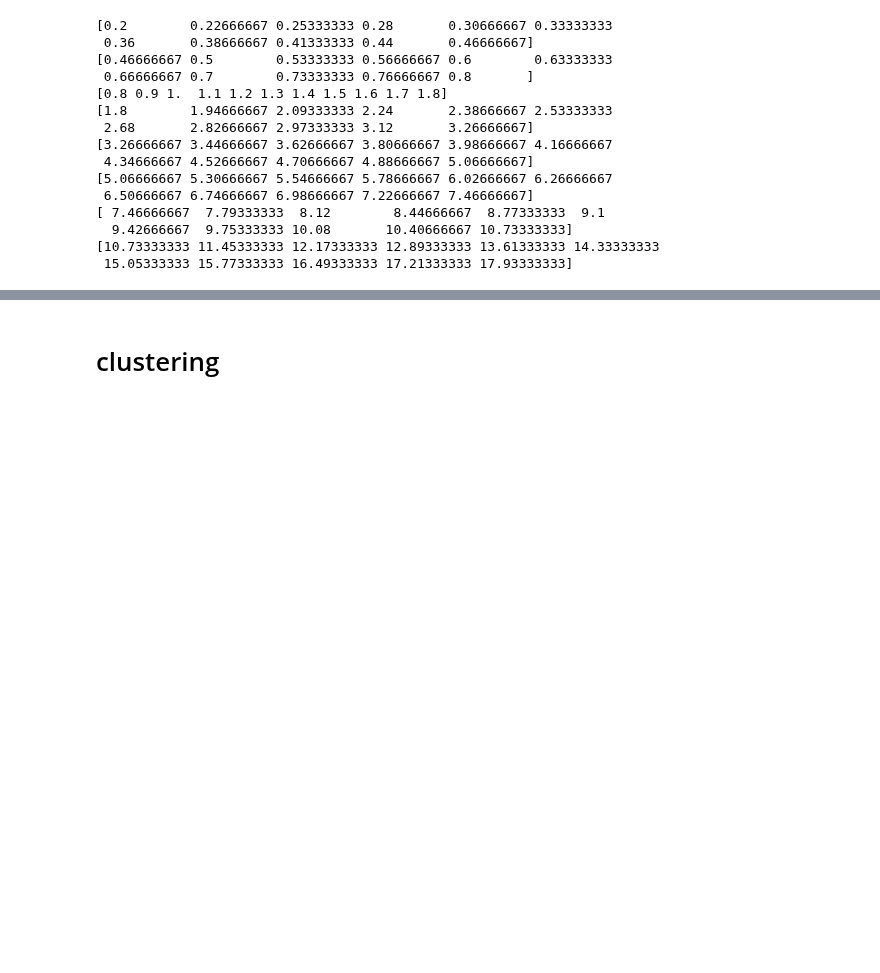
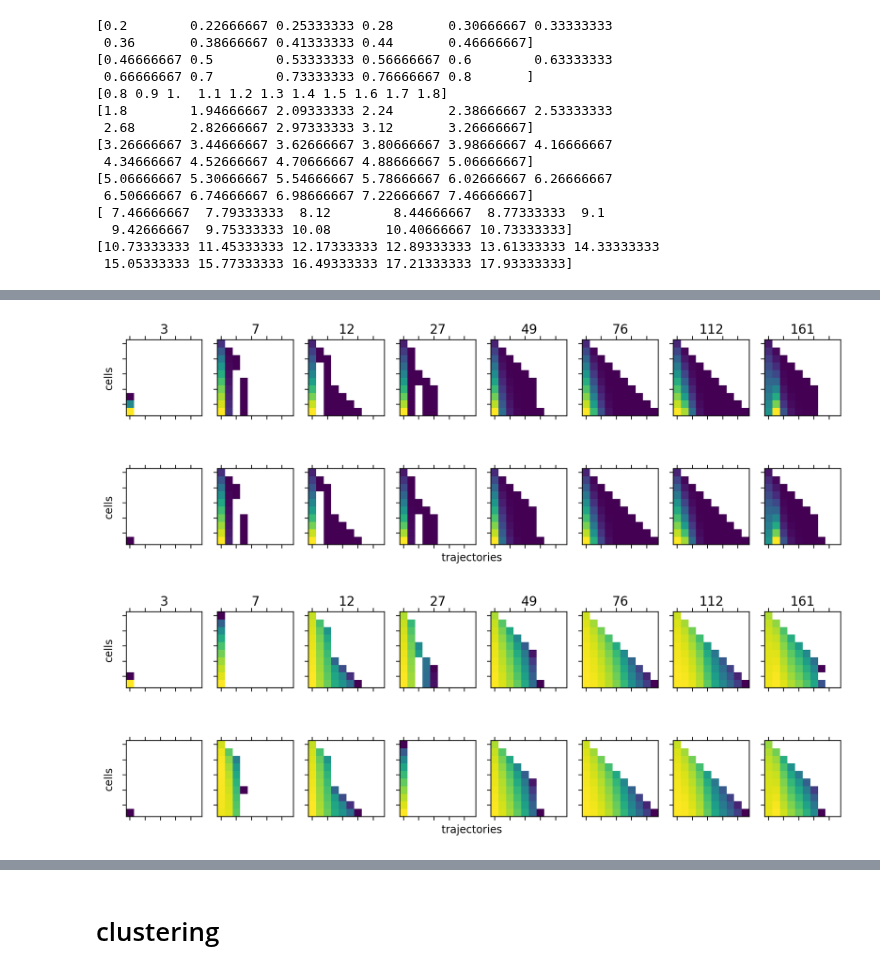
Before and after one commit to oZwZo/PINN_dynamics, a Jupyter notebook: Explore_Notebook/7.evaluation/7-5.tompos_density_transfer.ipynb, the cells around one changed output, grey strips where cells are left out. Saved outputs shown, nothing was run; the diff lists cells and outputs as text; code cells hidden in the pictures; blank space fills up the shorter version.

```diff
--- a/Explore_Notebook/7.evaluation/7-5.tompos_density_transfer.ipynb
+++ b/Explore_Notebook/7.evaluation/7-5.tompos_density_transfer.ipynb
@@ -263,3 +202,40 @@ np.save("results/tompos_Tmap/Tmaps_left.npy", Tmaps)
+# %%
+def plot_transport_map_example(Tmaps, n_example=2, log=False, kws={}):
+
+    fig, axs = plt.subplots(n_example, 8, figsize=(12,n_example*1.5+1), **kws)
+
+    i = 0
+    for t, tmap in Tmaps.items():
+        tmap = tmap
+        tmap_nz = tmap[tmap.sum(axis=1).sum(axis=1)!=0]
+
+        for j in range(n_example):
+
+            seed = np.random.randint(0,tmap_nz.shape[0])
+
+            if log:
+                axs[j, i].matshow(np.where(tmap_nz[seed]==0, np.nan, np.log(tmap_nz[seed]+1e-30)))
+            else:
+                axs[j, i].matshow(np.where(tmap_nz[seed]==0, np.nan, tmap_nz[seed]))
+
+            axs[j,i].set_xticklabels('')
+            axs[j,i].set_yticklabels('')
+
+        axs[0,i].set_title(t)
+        i+=1
+
+    for j in range(n_example):
+        axs[j,0].set_ylabel('cells')
+
+    axs[n_example-1,3].set_xlabel("  "*10+'trajectories')
+
+    return fig, axs
+# %%
+plot_transport_map_example(Tmaps, n_example=2, log=False, kws={'dpi':200});
+plot_transport_map_example(Tmaps, n_example=2, log=True, kws={'dpi':200});
+# %% [output]
+[figure, added]
+[figure, added]
 # %%
 fig, axs = plt.subplots(1, 8, figsize=(8,8))
 
```
Also changed, not shown: parts of 49 cells of this notebook, 4 other files.
